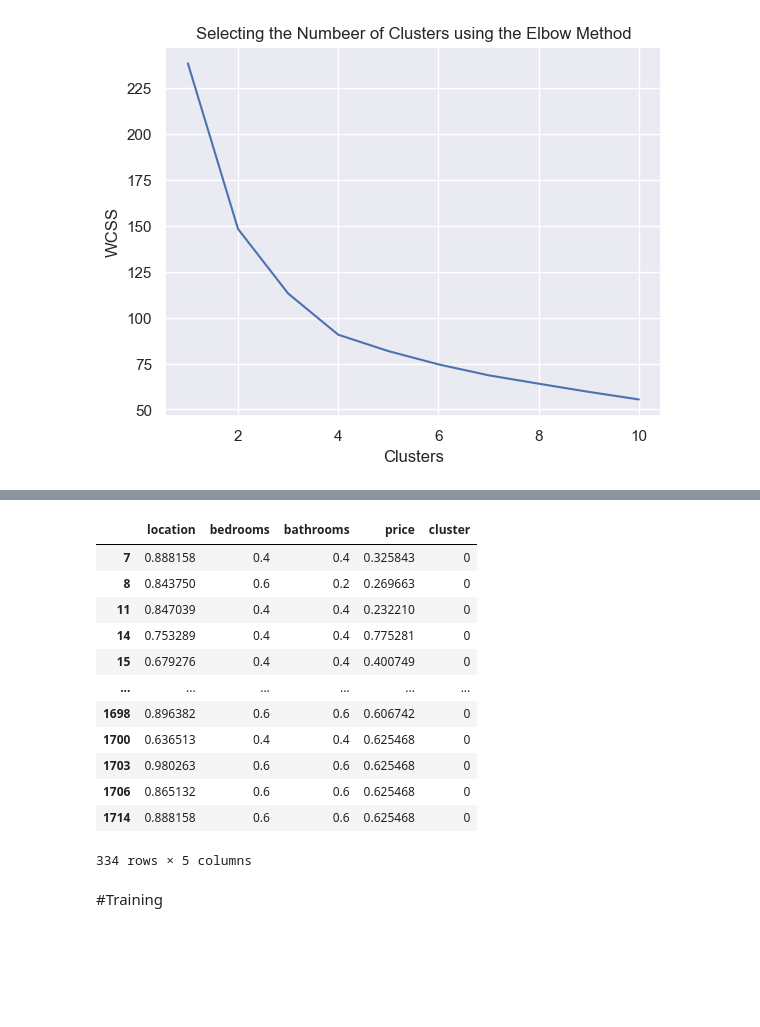
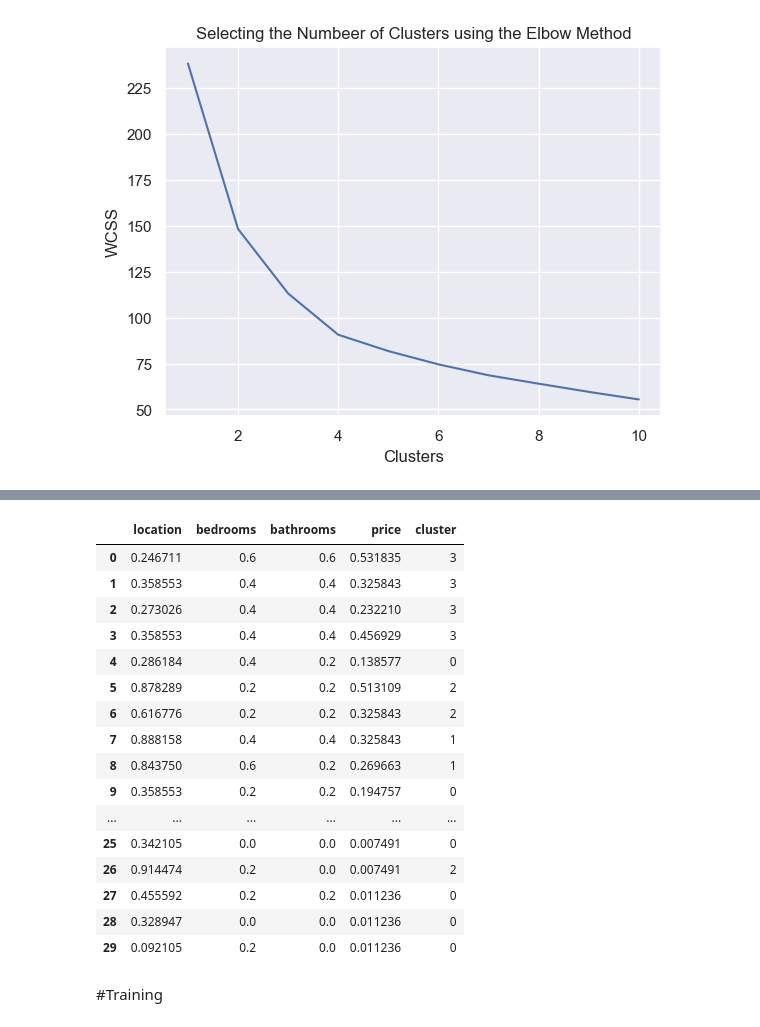
Before and after one commit to Lyrn-mukami/Rental-Recommendation-System, a Jupyter notebook: rental_website/SavedModel/ICS_Project.ipynb, the cells around one changed output, grey strips where cells are left out. Cells and saved outputs as stored; diff of their text form; code cells hidden in the pictures; blank space fills up the shorter version.

```diff
--- a/rental_website/SavedModel/ICS_Project.ipynb
+++ b/rental_website/SavedModel/ICS_Project.ipynb
@@ -134,23 +134,26 @@ print(predicted)
 scaled_df['cluster'] = predicted
 scaled_df
 scaled_df.to_csv('clustered.csv')
-# %%
-property_df = scaled_df[scaled_df['cluster'] == 0]
-property_df
-# %% [output]
-|  | location | bedrooms | bathrooms | price | cluster |
-| 7 | 0.888158 | 0.4 | 0.4 | 0.325843 | 0 |
-| 8 | 0.843750 | 0.6 | 0.2 | 0.269663 | 0 |
-| 11 | 0.847039 | 0.4 | 0.4 | 0.232210 | 0 |
-| 14 | 0.753289 | 0.4 | 0.4 | 0.775281 | 0 |
-| 15 | 0.679276 | 0.4 | 0.4 | 0.400749 | 0 |
-| ... | ... | ... | ... | ... | ... |
-| 1698 | 0.896382 | 0.6 | 0.6 | 0.606742 | 0 |
-| 1700 | 0.636513 | 0.4 | 0.4 | 0.625468 | 0 |
-| 1703 | 0.980263 | 0.6 | 0.6 | 0.625468 | 0 |
-| 1706 | 0.865132 | 0.6 | 0.6 | 0.625468 | 0 |
-| 1714 | 0.888158 | 0.6 | 0.6 | 0.625468 | 0 |
-334 rows × 5 columns
+# %%
+scaled_df.head(30)
+# %% [output]
+|  | location | bedrooms | bathrooms | price | cluster |
+| 0 | 0.246711 | 0.6 | 0.6 | 0.531835 | 3 |
+| 1 | 0.358553 | 0.4 | 0.4 | 0.325843 | 3 |
+| 2 | 0.273026 | 0.4 | 0.4 | 0.232210 | 3 |
+| 3 | 0.358553 | 0.4 | 0.4 | 0.456929 | 3 |
+| 4 | 0.286184 | 0.4 | 0.2 | 0.138577 | 0 |
+| 5 | 0.878289 | 0.2 | 0.2 | 0.513109 | 2 |
+| 6 | 0.616776 | 0.2 | 0.2 | 0.325843 | 2 |
+| 7 | 0.888158 | 0.4 | 0.4 | 0.325843 | 1 |
+| 8 | 0.843750 | 0.6 | 0.2 | 0.269663 | 1 |
+| 9 | 0.358553 | 0.2 | 0.2 | 0.194757 | 0 |
+| ... | ... | ... | ... | ... | ... |
+| 25 | 0.342105 | 0.0 | 0.0 | 0.007491 | 0 |
+| 26 | 0.914474 | 0.2 | 0.0 | 0.007491 | 2 |
+| 27 | 0.455592 | 0.2 | 0.2 | 0.011236 | 0 |
+| 28 | 0.328947 | 0.0 | 0.0 | 0.011236 | 0 |
+| 29 | 0.092105 | 0.2 | 0.0 | 0.011236 | 0 |
 # %% [markdown]
 #Training
 # %%
```
Also changed, not shown: parts of 12 cells of this notebook, 7 other files.
